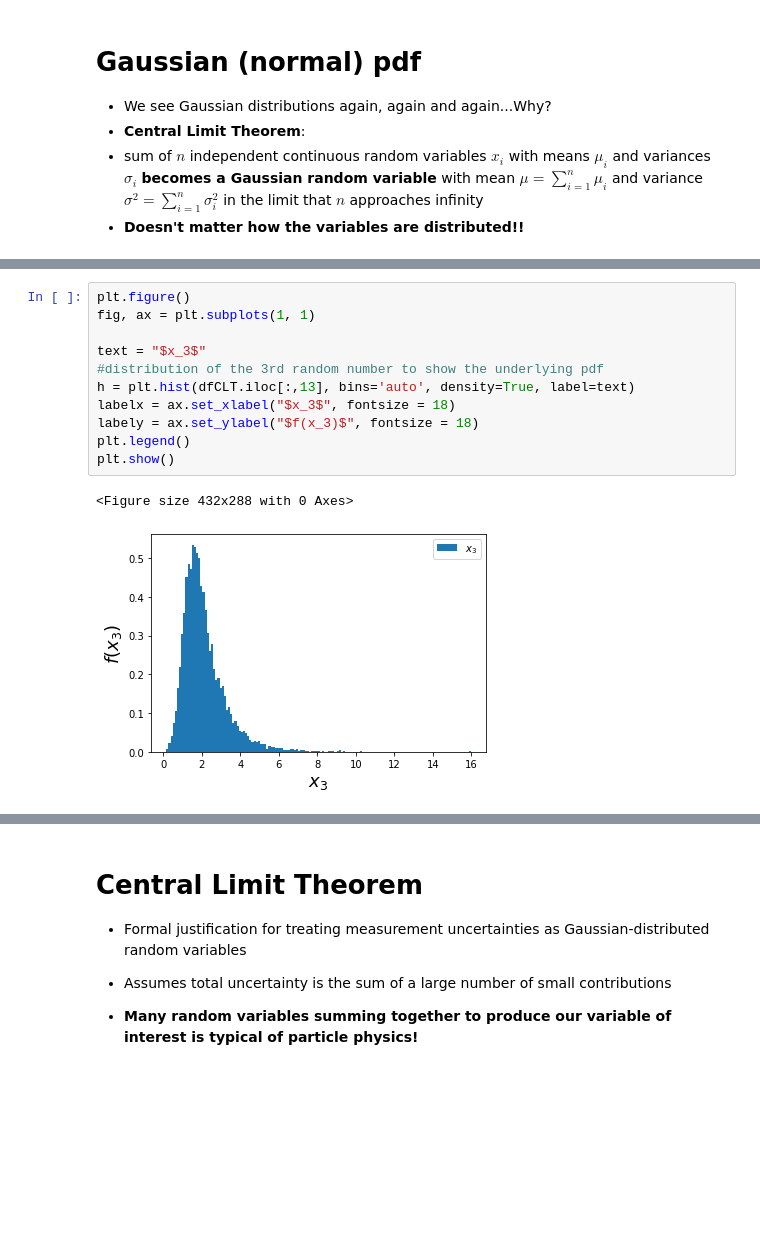
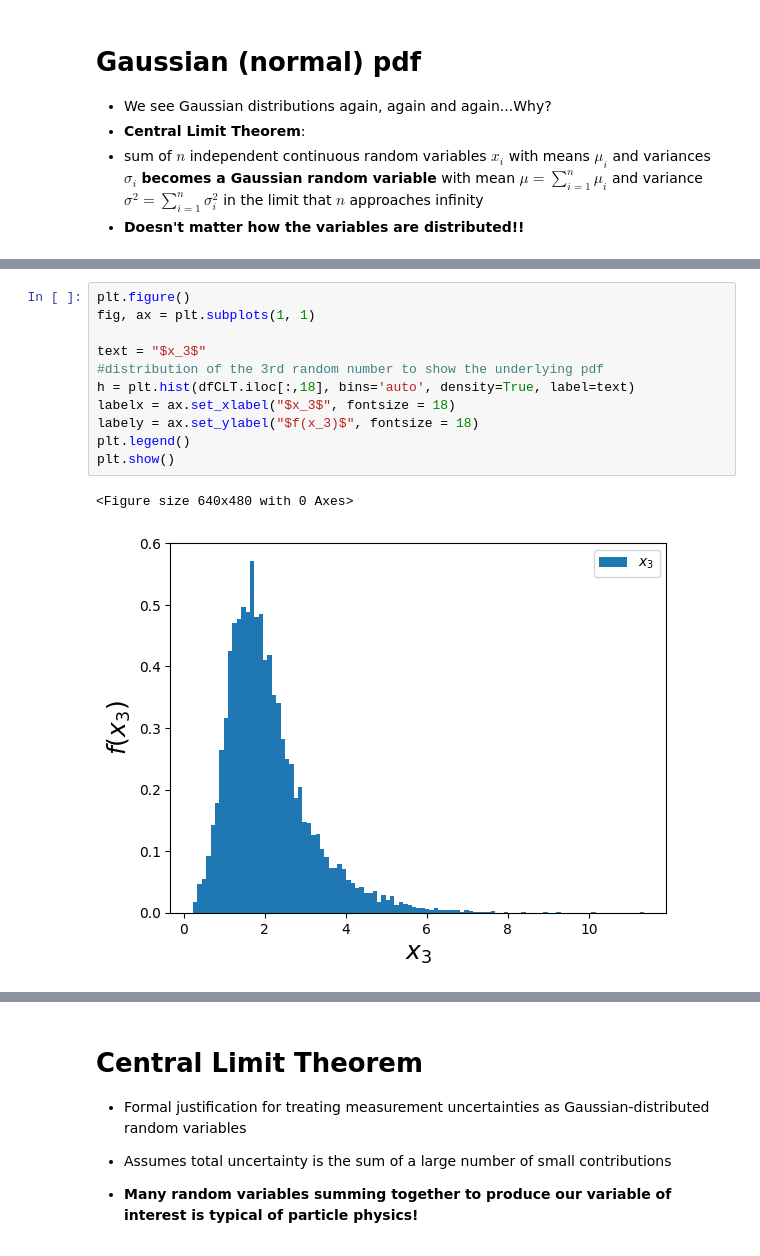
Before and after one commit to keaveney/AIMS_AI4Science_ParticlePhysics, a Jupyter notebook: demos/Common PDF and p-values.ipynb, the cells around one changed output, grey strips where cells are left out. Saved outputs shown, nothing was run; the diff lists cells and outputs as text; blank space fills up the shorter version.

```diff
--- a/demos/Common PDF and p-values.ipynb
+++ b/demos/Common PDF and p-values.ipynb
@@ -341,17 +341,17 @@ dfCLT
 # %%
 plt.figure()
 fig, ax = plt.subplots(1, 1)
 
 text = "$x_3$"
 #distribution of the 3rd random number to show the underlying pdf
-h = plt.hist(dfCLT.iloc[:,13], bins='auto', density=True, label=text)
+h = plt.hist(dfCLT.iloc[:,18], bins='auto', density=True, label=text)
 labelx = ax.set_xlabel("$x_3$", fontsize = 18)
 labely = ax.set_ylabel("$f(x_3)$", fontsize = 18)
 plt.legend()
 plt.show()
 # %% [output]
-<Figure size 432x288 with 0 Axes>
+<Figure size 640x480 with 0 Axes>
-[figure, old version]
+[figure, new version]
 # %%
 plt.figure()
 fig, ax = plt.subplots(1, 1)
```
Also changed, not shown: parts of 9 cells of this notebook, 2 other files.
